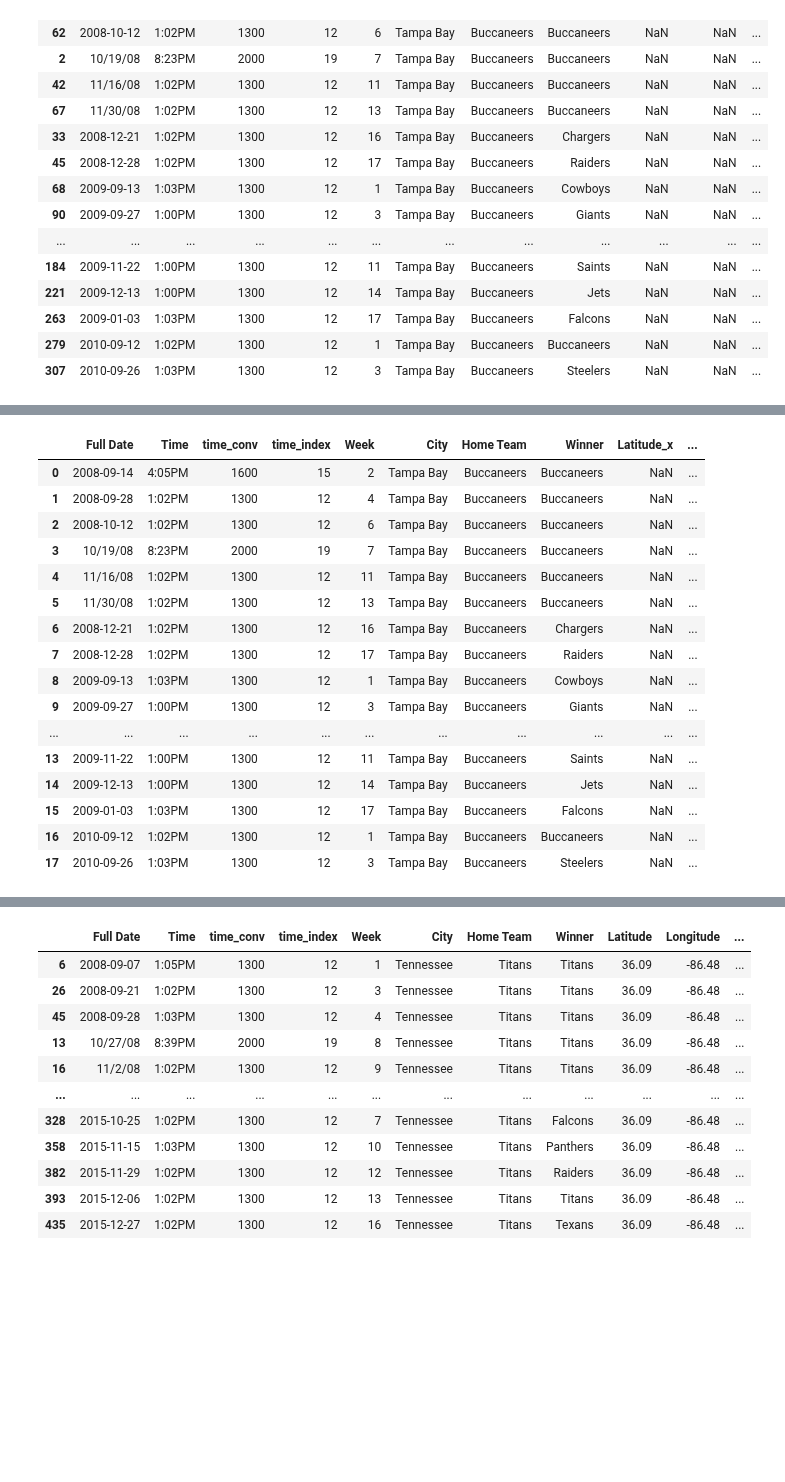
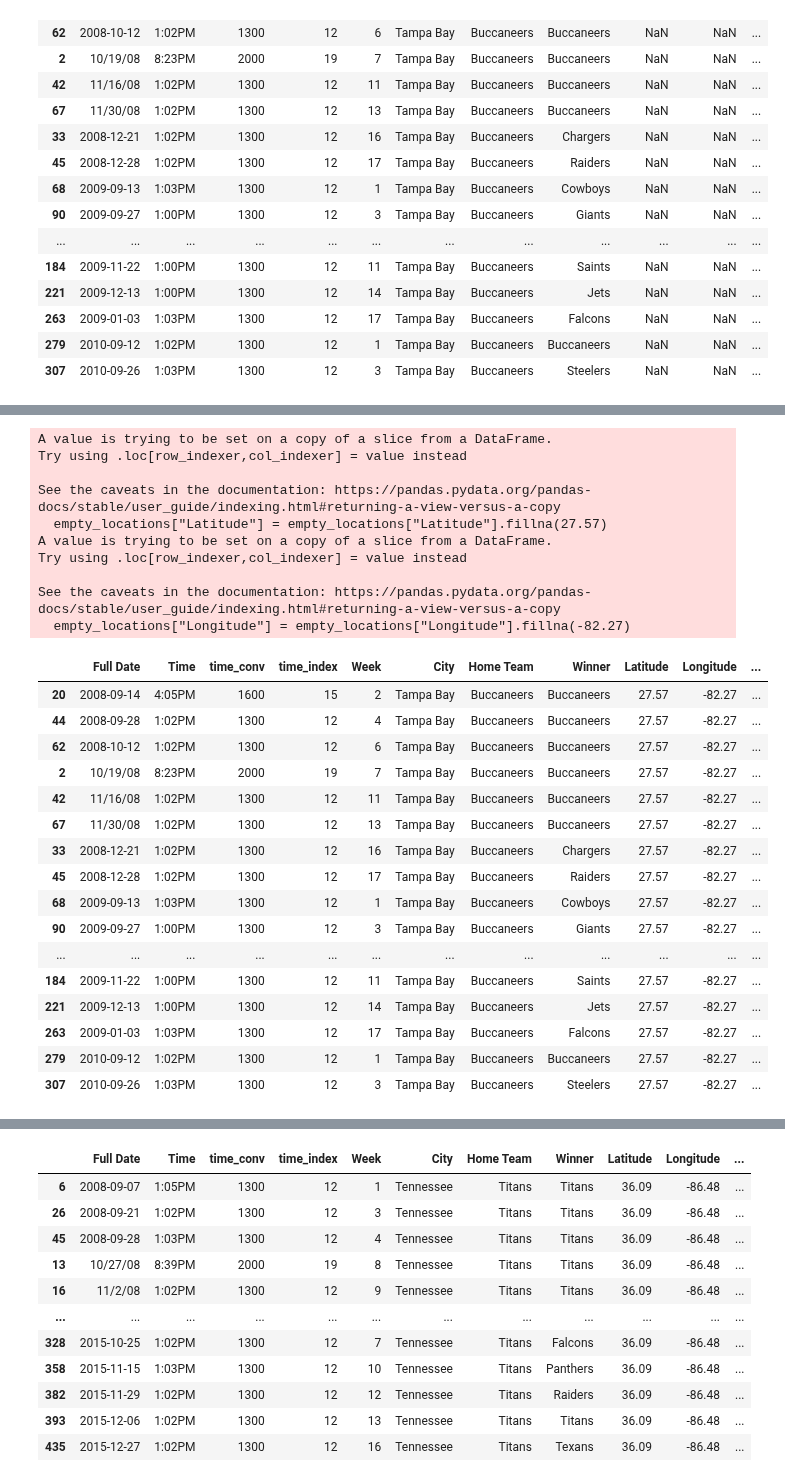
Before and after one commit to ybgandhi/Kickstart_Project, a Jupyter notebook: Dataset.ipynb, the cells around one changed output, grey strips where cells are left out. Saved outputs shown, nothing was run; the diff lists cells and outputs as text; code cells hidden in the pictures; blank space fills up the shorter version.

Commit message:
fill empty locations

```diff
--- a/Dataset.ipynb
+++ b/Dataset.ipynb
@@ -52,21 +72,31 @@ locations = locations.round(2)
-# %%
-filled_locations = pd.merge(left=empty_locations, right=locations, how="inner", left_on="City", right_on="Franchise")
-filled_locations
-# %% [output]
-|  | Full Date | Time | time_conv | time_index | Week | City | Home Team | Winner | Latitude_x | ... |
-| 0 | 2008-09-14 | 4:05PM | 1600 | 15 | 2 | Tampa Bay | Buccaneers | Buccaneers | NaN | ... |
-| 1 | 2008-09-28 | 1:02PM | 1300 | 12 | 4 | Tampa Bay | Buccaneers | Buccaneers | NaN | ... |
-| 2 | 2008-10-12 | 1:02PM | 1300 | 12 | 6 | Tampa Bay | Buccaneers | Buccaneers | NaN | ... |
-| 3 | 10/19/08 | 8:23PM | 2000 | 19 | 7 | Tampa Bay | Buccaneers | Buccaneers | NaN | ... |
-| 4 | 11/16/08 | 1:02PM | 1300 | 12 | 11 | Tampa Bay | Buccaneers | Buccaneers | NaN | ... |
-| 5 | 11/30/08 | 1:02PM | 1300 | 12 | 13 | Tampa Bay | Buccaneers | Buccaneers | NaN | ... |
-| 6 | 2008-12-21 | 1:02PM | 1300 | 12 | 16 | Tampa Bay | Buccaneers | Chargers | NaN | ... |
-| 7 | 2008-12-28 | 1:02PM | 1300 | 12 | 17 | Tampa Bay | Buccaneers | Raiders | NaN | ... |
-| 8 | 2009-09-13 | 1:03PM | 1300 | 12 | 1 | Tampa Bay | Buccaneers | Cowboys | NaN | ... |
-| 9 | 2009-09-27 | 1:00PM | 1300 | 12 | 3 | Tampa Bay | Buccaneers | Giants | NaN | ... |
-| ... | ... | ... | ... | ... | ... | ... | ... | ... | ... | ... |
-| 13 | 2009-11-22 | 1:00PM | 1300 | 12 | 11 | Tampa Bay | Buccaneers | Saints | NaN | ... |
-| 14 | 2009-12-13 | 1:00PM | 1300 | 12 | 14 | Tampa Bay | Buccaneers | Jets | NaN | ... |
-| 15 | 2009-01-03 | 1:03PM | 1300 | 12 | 17 | Tampa Bay | Buccaneers | Falcons | NaN | ... |
-| 16 | 2010-09-12 | 1:02PM | 1300 | 12 | 1 | Tampa Bay | Buccaneers | Buccaneers | NaN | ... |
-| 17 | 2010-09-26 | 1:03PM | 1300 | 12 | 3 | Tampa Bay | Buccaneers | Steelers | NaN | ... |
+# %%
+empty_locations["Latitude"] = empty_locations["Latitude"].fillna(27.57)
+empty_locations["Longitude"] = empty_locations["Longitude"].fillna(-82.27)
+# %% [output]
+A value is trying to be set on a copy of a slice from a DataFrame.
+Try using .loc[row_indexer,col_indexer] = value instead
+
+See the caveats in the documentation: https://pandas.pydata.org/pandas-docs/stable/user_guide/indexing.html#returning-a-view-versus-a-copy
+  empty_locations["Latitude"] = empty_locations["Latitude"].fillna(27.57)
+A value is trying to be set on a copy of a slice from a DataFrame.
+Try using .loc[row_indexer,col_indexer] = value instead
+
+See the caveats in the documentation: https://pandas.pydata.org/pandas-docs/stable/user_guide/indexing.html#returning-a-view-versus-a-copy
+  empty_locations["Longitude"] = empty_locations["Longitude"].fillna(-82.27)
+|  | Full Date | Time | time_conv | time_index | Week | City | Home Team | Winner | Latitude | Longitude | ... |
+| 20 | 2008-09-14 | 4:05PM | 1600 | 15 | 2 | Tampa Bay | Buccaneers | Buccaneers | 27.57 | -82.27 | ... |
+| 44 | 2008-09-28 | 1:02PM | 1300 | 12 | 4 | Tampa Bay | Buccaneers | Buccaneers | 27.57 | -82.27 | ... |
+| 62 | 2008-10-12 | 1:02PM | 1300 | 12 | 6 | Tampa Bay | Buccaneers | Buccaneers | 27.57 | -82.27 | ... |
+| 2 | 10/19/08 | 8:23PM | 2000 | 19 | 7 | Tampa Bay | Buccaneers | Buccaneers | 27.57 | -82.27 | ... |
+| 42 | 11/16/08 | 1:02PM | 1300 | 12 | 11 | Tampa Bay | Buccaneers | Buccaneers | 27.57 | -82.27 | ... |
+| 67 | 11/30/08 | 1:02PM | 1300 | 12 | 13 | Tampa Bay | Buccaneers | Buccaneers | 27.57 | -82.27 | ... |
+| 33 | 2008-12-21 | 1:02PM | 1300 | 12 | 16 | Tampa Bay | Buccaneers | Chargers | 27.57 | -82.27 | ... |
+| 45 | 2008-12-28 | 1:02PM | 1300 | 12 | 17 | Tampa Bay | Buccaneers | Raiders | 27.57 | -82.27 | ... |
+| 68 | 2009-09-13 | 1:03PM | 1300 | 12 | 1 | Tampa Bay | Buccaneers | Cowboys | 27.57 | -82.27 | ... |
+| 90 | 2009-09-27 | 1:00PM | 1300 | 12 | 3 | Tampa Bay | Buccaneers | Giants | 27.57 | -82.27 | ... |
+| ... | ... | ... | ... | ... | ... | ... | ... | ... | ... | ... | ... |
+| 184 | 2009-11-22 | 1:00PM | 1300 | 12 | 11 | Tampa Bay | Buccaneers | Saints | 27.57 | -82.27 | ... |
+| 221 | 2009-12-13 | 1:00PM | 1300 | 12 | 14 | Tampa Bay | Buccaneers | Jets | 27.57 | -82.27 | ... |
+| 263 | 2009-01-03 | 1:03PM | 1300 | 12 | 17 | Tampa Bay | Buccaneers | Falcons | 27.57 | -82.27 | ... |
+| 279 | 2010-09-12 | 1:02PM | 1300 | 12 | 1 | Tampa Bay | Buccaneers | Buccaneers | 27.57 | -82.27 | ... |
+| 307 | 2010-09-26 | 1:03PM | 1300 | 12 | 3 | Tampa Bay | Buccaneers | Steelers | 27.57 | -82.27 | ... |
```
Also changed, not shown: parts of 7 cells of this notebook, 1 other file.
